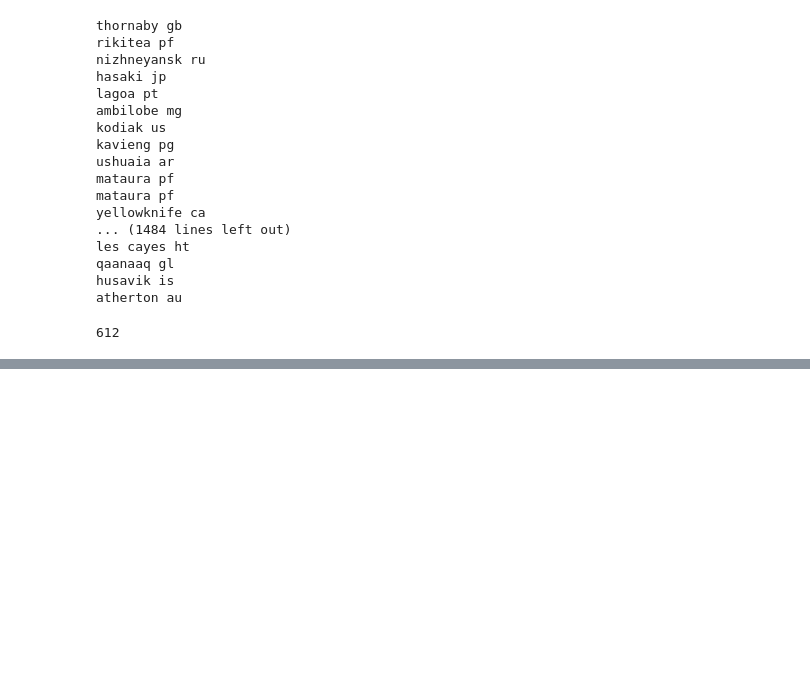
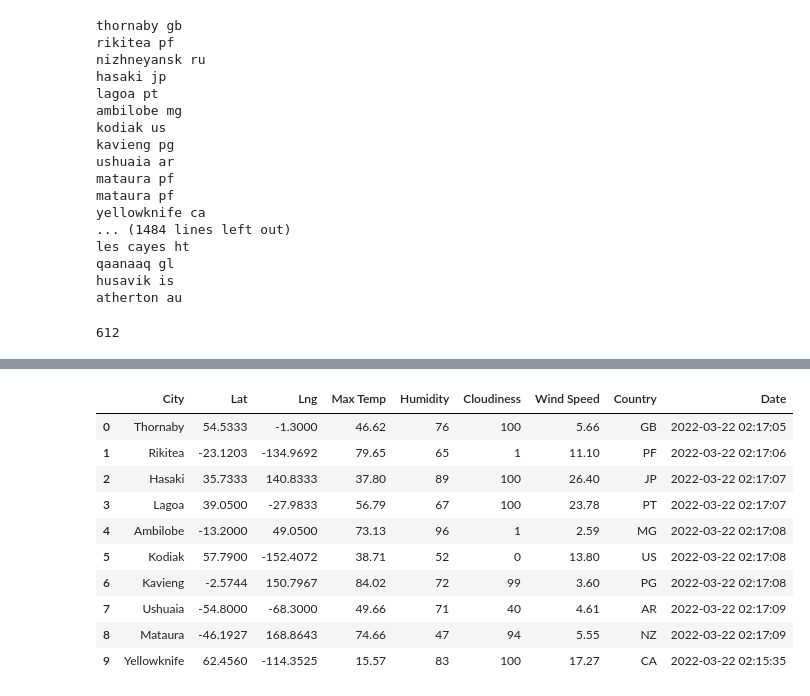
Before and after one commit to erick38f89/World_Weather_Analysis, a Jupyter notebook: WeatherPy.ipynb, the cells around one changed output, grey strips where cells are left out. Saved outputs shown, nothing was run; the diff lists cells and outputs as text; code cells hidden in the pictures; blank space fills up the shorter version.

```diff
--- a/WeatherPy.ipynb
+++ b/WeatherPy.ipynb
@@ -76,0 +170,16 @@ len(cities)
+# %%
+# Convert the array of dictionaries to a Pandas DataFrame.
+city_data_df = pd.DataFrame(city_data)
+city_data_df.head(10)
+# %% [output]
+|  | City | Lat | Lng | Max Temp | Humidity | Cloudiness | Wind Speed | Country | Date |
+| 0 | Thornaby | 54.5333 | -1.3000 | 46.62 | 76 | 100 | 5.66 | GB | 2022-03-22 02:17:05 |
+| 1 | Rikitea | -23.1203 | -134.9692 | 79.65 | 65 | 1 | 11.10 | PF | 2022-03-22 02:17:06 |
+| 2 | Hasaki | 35.7333 | 140.8333 | 37.80 | 89 | 100 | 26.40 | JP | 2022-03-22 02:17:07 |
+| 3 | Lagoa | 39.0500 | -27.9833 | 56.79 | 67 | 100 | 23.78 | PT | 2022-03-22 02:17:07 |
+| 4 | Ambilobe | -13.2000 | 49.0500 | 73.13 | 96 | 1 | 2.59 | MG | 2022-03-22 02:17:08 |
+| 5 | Kodiak | 57.7900 | -152.4072 | 38.71 | 52 | 0 | 13.80 | US | 2022-03-22 02:17:08 |
+| 6 | Kavieng | -2.5744 | 150.7967 | 84.02 | 72 | 99 | 3.60 | PG | 2022-03-22 02:17:08 |
+| 7 | Ushuaia | -54.8000 | -68.3000 | 49.66 | 71 | 40 | 4.61 | AR | 2022-03-22 02:17:09 |
+| 8 | Mataura | -46.1927 | 168.8643 | 74.66 | 47 | 94 | 5.55 | NZ | 2022-03-22 02:17:09 |
+| 9 | Yellowknife | 62.4560 | -114.3525 | 15.57 | 83 | 100 | 17.27 | CA | 2022-03-22 02:15:35 |
```
Also changed, not shown: parts of 7 cells of this notebook, 2 other files.
